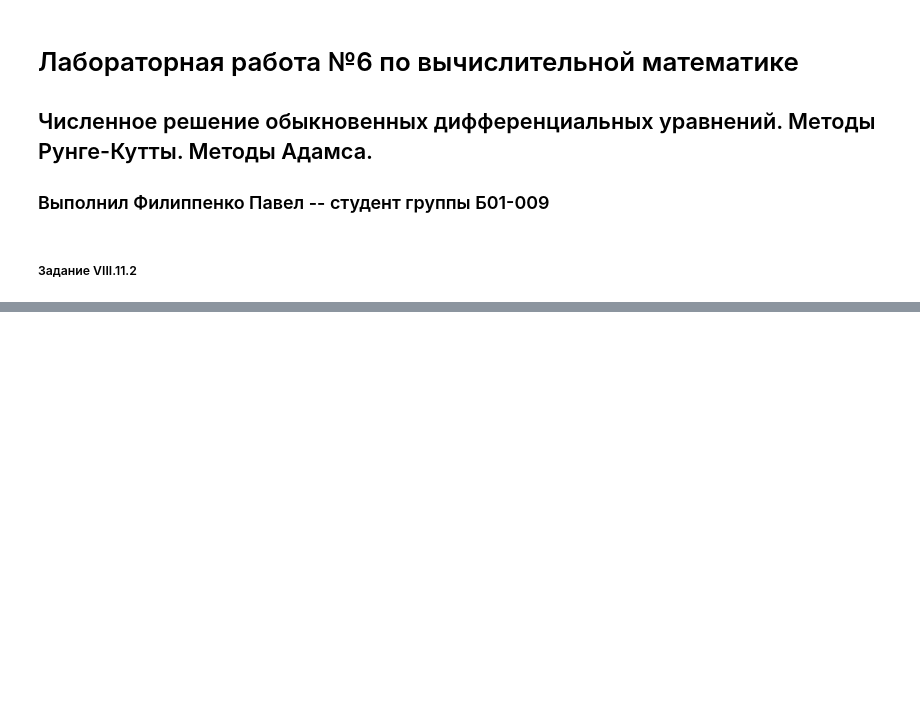
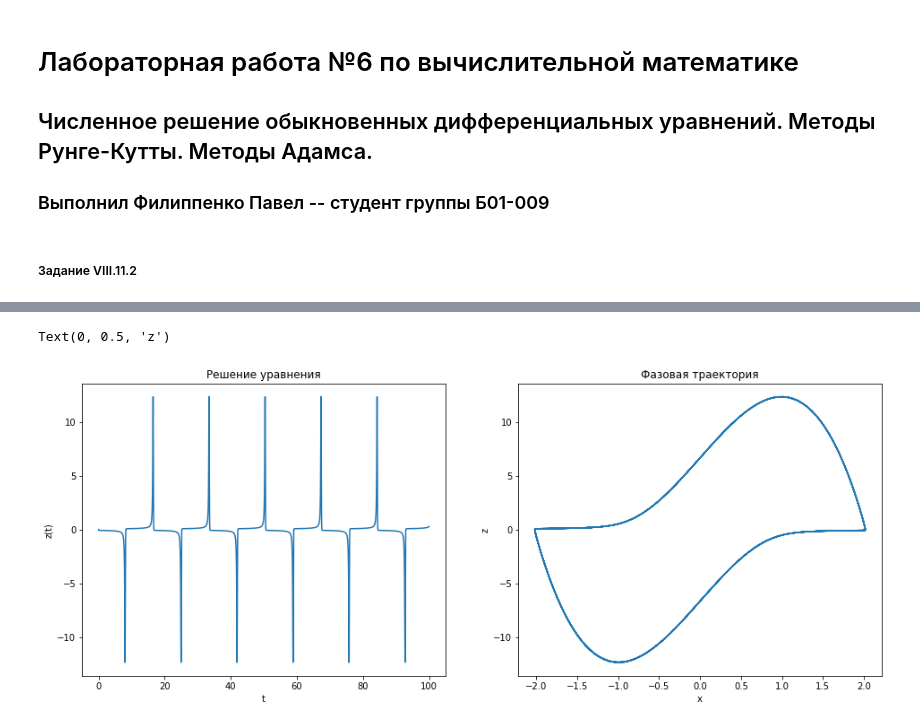
Before and after one commit to pavel-collab/comp-math, a Jupyter notebook: lab06/lab06.ipynb, the cells around one changed output, grey strips where cells are left out. Drawn from its saved outputs; the diff is of its cells as text; code cells hidden in the pictures; blank space fills up the shorter version.

```diff
--- a/lab06/lab06.ipynb
+++ b/lab06/lab06.ipynb
@@ -25,4 +29,4 @@ $$
 # %%
 # set the "e" parametr in the equation
-e = 0.9
+e = 8.6
 # %%
@@ -55,13 +91,11 @@ def MRK4(h, t_start, t_end, initial_solution):
         solution[i+1] = solution[i] + h*(k1 + 2*k2 + 2*k3 + k4) / 6
     return solution
 # %%
-# h = 0.01
-# init_sol = np.array([2, 0])
-# t_start = 0
-# t_end = 100
-# sol = MRK4(h, t_start, t_end, init_sol)
-# z = np.array([item[1] for item in sol])
-# x = np.array([item[0] for item in sol])
-# t = np.linspace(t_start, t_end, int((t_end-t_start)/h+1))
-# # plt.plot(t, z)
-# plt.plot(x, z)
+h = 0.01
+init_sol = np.array([2, 0])
+t_start = 0
+t_end = 100
+
+sol = MRK4(f, h, t_start, t_end, init_sol)
+x, z = sol.T
+t = np.linspace(t_start, t_end, int((t_end-t_start)/h+1))
@@ -69,0 +102,17 @@ from scipy.integrate import odeint
+# %%
+fig = plt.figure(figsize=(16, 6))
+
+plt.subplot(1, 2, 1)
+plt.plot(t, z)
+plt.title('Решение уравнения')
+plt.xlabel('t')
+plt.ylabel('z(t)')
+
+plt.subplot(1, 2, 2)
+plt.plot(x, z)
+plt.title('Фазовая траектория')
+plt.xlabel('x')
+plt.ylabel('z')
+# %% [output]
+Text(0, 0.5, 'z')
+[figure, added]
```
Also changed, not shown: parts of 20 cells of this notebook.
